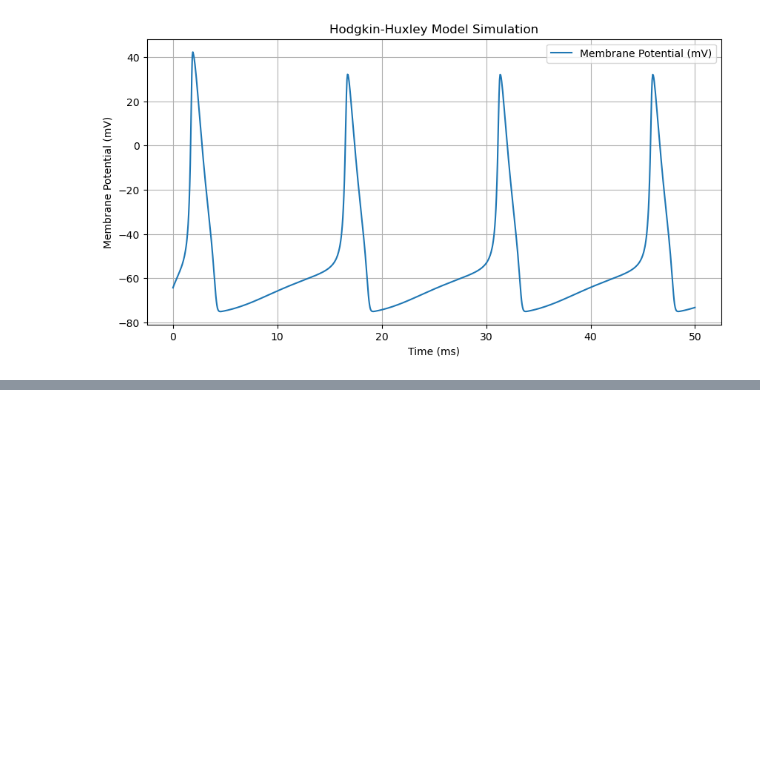
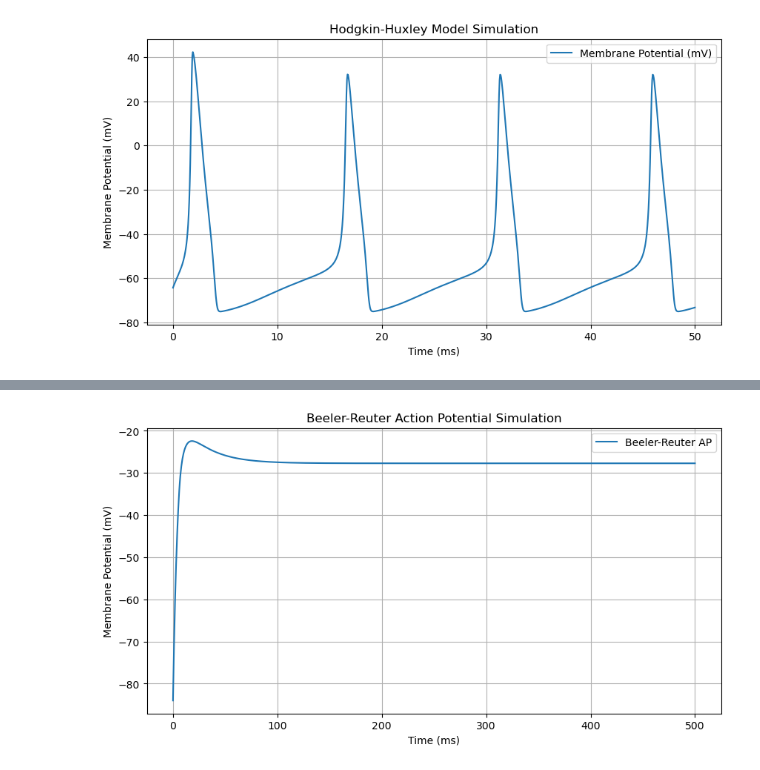
Before and after one commit to Kemuk/first_rotation, a Jupyter notebook: pints_practice.ipynb, the cells around one changed output, grey strips where cells are left out. Saved outputs shown, nothing was run; the diff lists cells and outputs as text; code cells hidden in the pictures; blank space fills up the shorter version.

Commit message:
Object Oriented Euler

```diff
--- a/pints_practice.ipynb
+++ b/pints_practice.ipynb
@@ -213,0 +109,89 @@ plt.show()
+# %%
+import numpy as np
+import pints
+import pints.toy
+import matplotlib.pyplot as plt
+
+class BeelerReuterModel(pints.ForwardModel):
+    """
+    Beeler-Reuter 1977 model for cardiac ventricular myocytes.
+    Implements dV/dt = - (I_Na + I_Ca + I_K + I_x1 + I_stim)
+    """
+
+    def __init__(self):
+        super(BeelerReuterModel, self).__init__()
+
+    def n_parameters(self):
+        return 1  # Only stimulus current I_stim is treated as a parameter
+
+    def initial_conditions(self):
+        """ Initial conditions based on Beeler-Reuter model """
+        return [-84.0, 0.01, 0.8, 0.01, 0.1, 1.0]  # [V, m, h, j, d, f]
+
+    def _gating_variables(self, V):
+        """ Compute gating variables (steady-state values and time constants) """
+        alpha_m = (0.1 * (V + 47)) / (1 - np.exp(-0.1 * (V + 47)))
+        beta_m = 4 * np.exp(-0.056 * (V + 72))
+        alpha_h = 0.07 * np.exp(-0.05 * (V + 72))
+        beta_h = 1 / (1 + np.exp(-0.1 * (V + 42)))
+        alpha_j = (0.1 * np.exp(-0.1 * (V + 72))) / (1 + np.exp(-0.1 * (V + 42)))
+        beta_j = 0.1 / (1 + np.exp(-0.1 * (V + 42)))
+
+        return alpha_m, beta_m, alpha_h, beta_h, alpha_j, beta_j
+
+    def simulate(self, parameters, times):
+        """ Simulate action potential using Beeler-Reuter model """
+        I_stim = parameters[0]
+        dt = times[1] - times[0]
+        num_steps = len(times)
+        states = np.zeros((num_steps, 6))  # [V, m, h, j, d, f]
+        states[0, :] = self.initial_conditions()
+
+        for i in range(1, num_steps):
+            V, m, h, j, d, f = states[i - 1, :]
+
+            # Gating variables
+            alpha_m, beta_m, alpha_h, beta_h, alpha_j, beta_j = self._gating_variables(V)
+
+            # Ionic currents (simplified)
+            I_Na = 4 * (m**3) * h * j * (V - 50)  # Sodium current
+            I_Ca = 0.09 * d * f * (V - 120)       # Calcium current
+            I_K = 0.282 * (V + 77)                # Potassium current
+            I_x1 = 0.001 * (V + 60) / (1 - np.exp(-0.1 * (V + 60)))  # Background current
+
+            # Differential equations
+            dVdt = - (I_Na + I_Ca + I_K + I_x1 + I_stim)
+            dmdt = alpha_m * (1 - m) - beta_m * m
+            dhdt = alpha_h * (1 - h) - beta_h * h
+            djdt = alpha_j * (1 - j) - beta_j * j
+            dddt = 0.1 * (1 - d) - 0.07 * d  # Simplified calcium activation
+            dfdt = 0.02 * (1 - f) - 0.02 * f
+
+            # Euler integration
+            states[i, 0] = V + dt * dVdt
+            states[i, 1] = m + dt * dmdt
+            states[i, 2] = h + dt * dhdt
+            states[i, 3] = j + dt * djdt
+            states[i, 4] = d + dt * dddt
+            states[i, 5] = f + dt * dfdt
+
+        return states[:, 0]  # Return only the voltage trace
+
+# Set up and simulate the Beeler-Reuter model
+model = BeelerReuterModel()
+times = np.linspace(0, 500, 1000)  # 500ms simulation with 1000 time points
+parameters = [-10]  # Stimulus current I_stim
+
+voltage_trace = model.simulate(parameters, times)
+
+# Plot results
+plt.figure(figsize=(10, 5))
+plt.plot(times, voltage_trace, label="Beeler-Reuter AP")
+plt.xlabel("Time (ms)")
+plt.ylabel("Membrane Potential (mV)")
+plt.title("Beeler-Reuter Action Potential Simulation")
+plt.legend()
+plt.grid()
+plt.show()
+# %% [output]
+[figure, added]
```
Also changed, not shown: parts of 2 cells of this notebook, 1 other file.
